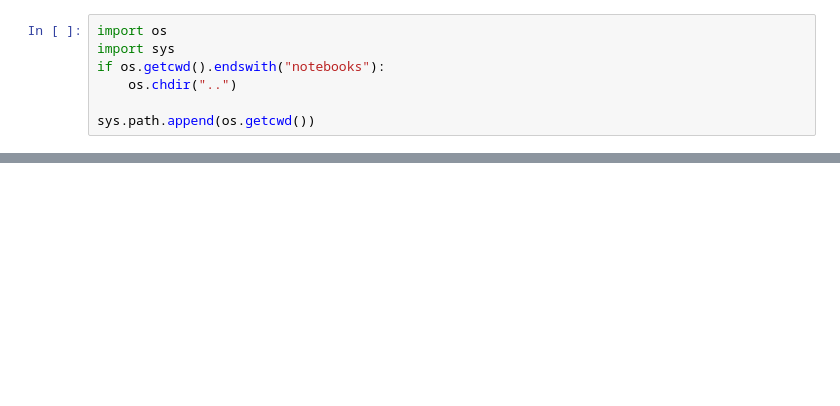
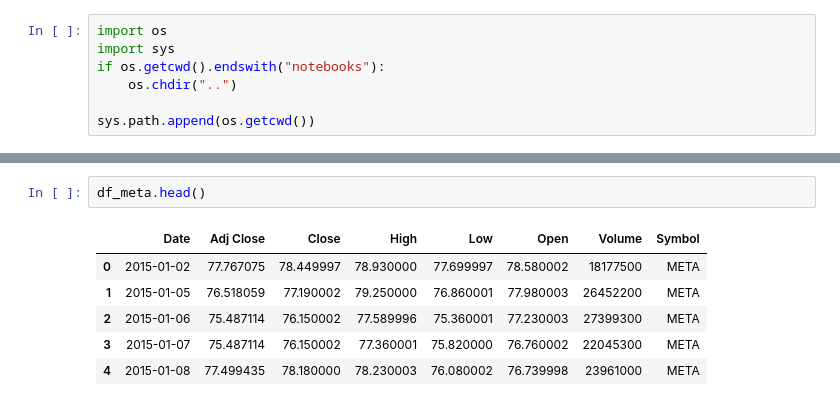
Before and after one commit to akshita568/Stock_market_predictor, a Jupyter notebook: notebooks/data_cleaning.ipynb, the cells around one changed output, grey strips where cells are left out. Cells and saved outputs as stored; diff of their text form; blank space fills up the shorter version.

```diff
--- a/notebooks/data_cleaning.ipynb
+++ b/notebooks/data_cleaning.ipynb
@@ -28,0 +60,9 @@ import seaborn as sns
+# %%
+df_meta.head()
+# %% [output]
+|  | Date | Adj Close | Close | High | Low | Open | Volume | Symbol |
+| 0 | 2015-01-02 | 77.767075 | 78.449997 | 78.930000 | 77.699997 | 78.580002 | 18177500 | META |
+| 1 | 2015-01-05 | 76.518059 | 77.190002 | 79.250000 | 76.860001 | 77.980003 | 26452200 | META |
+| 2 | 2015-01-06 | 75.487114 | 76.150002 | 77.589996 | 75.360001 | 77.230003 | 27399300 | META |
+| 3 | 2015-01-07 | 75.487114 | 76.150002 | 77.360001 | 75.820000 | 76.760002 | 22045300 | META |
+| 4 | 2015-01-08 | 77.499435 | 78.180000 | 78.230003 | 76.080002 | 76.739998 | 23961000 | META |
```
Also changed, not shown: parts of 23 cells of this notebook, 12 other files.
